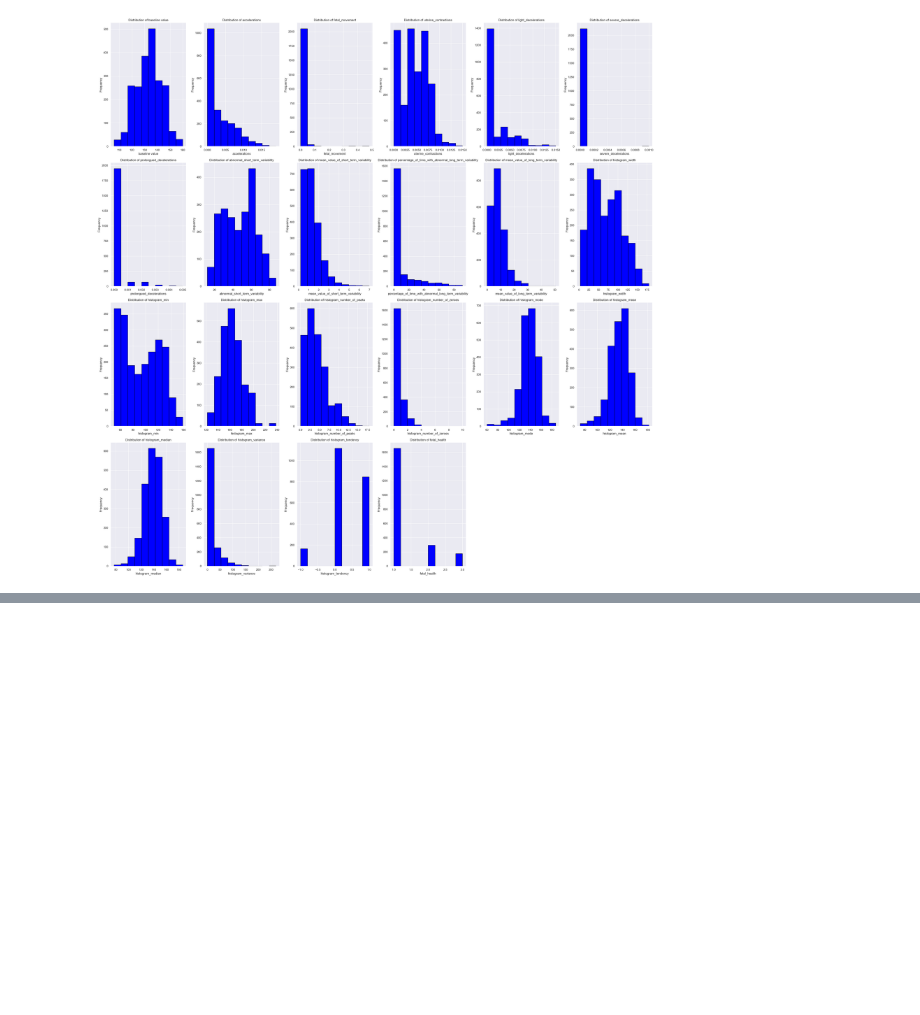
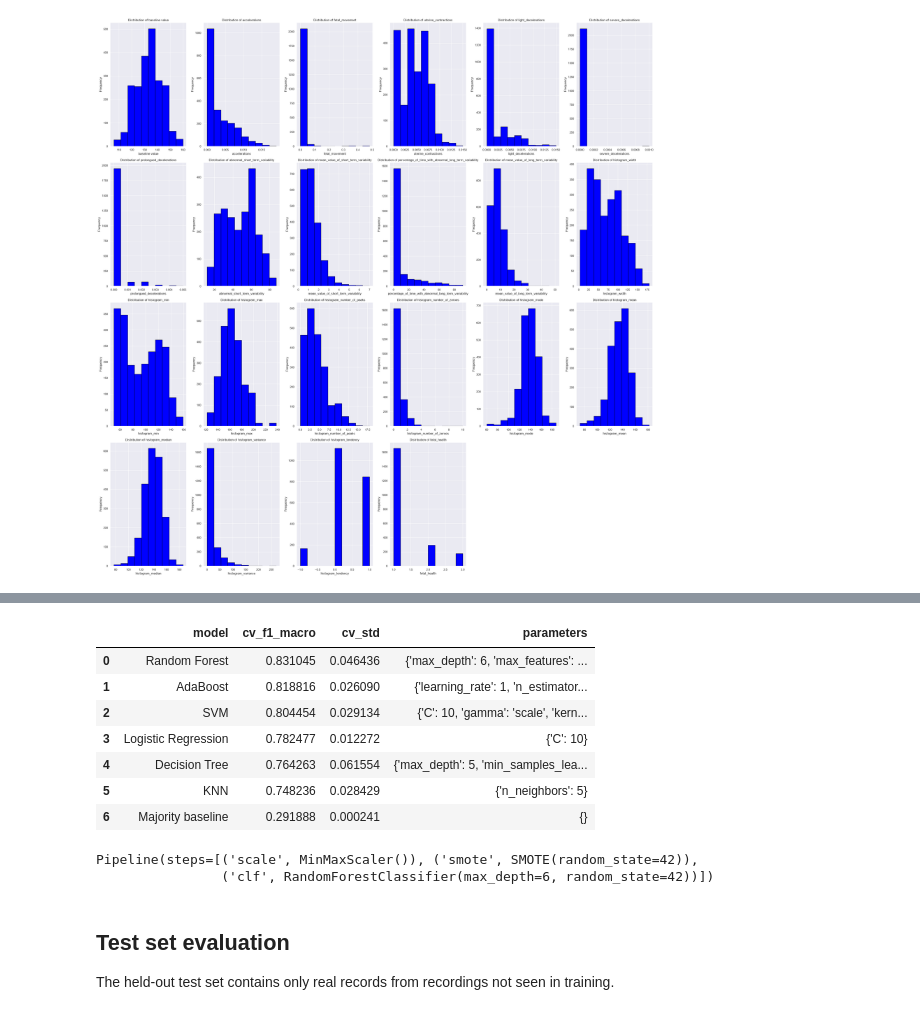
Before and after one commit to AnikaSharma17/Fetal-Health-Prediction, a Jupyter notebook: fetal_health_prediction.ipynb, the cells around one changed output, grey strips where cells are left out. Saved outputs shown, nothing was run; the diff lists cells and outputs as text; code cells hidden in the pictures; blank space fills up the shorter version.

```diff
--- a/fetal_health_prediction.ipynb
+++ b/fetal_health_prediction.ipynb
@@ -179,7 +206,0 @@ X_train, X_test, y_train, y_test = train_test_split(X_resampled, y_resampled, te
-# %%
-from sklearn.preprocessing import MinMaxScaler
-scaler = MinMaxScaler()
-X_train = scaler.fit_transform(X_train)
-X_train=pd.DataFrame(X_train,columns=X.columns)
-
-X_train
@@ -258,15 +206,0 @@ pd.DataFrame(grid_search.cv_results_)
-# %%
-from sklearn.feature_selection import RFE
-from sklearn.linear_model import LogisticRegression
-
-
-model = LogisticRegression(max_iter=1000)
-
-
-rfe = RFE(model, n_features_to_select=8)
-
-# Fit the RFE model to the data
-rfe.fit(X_train, y_train)
-
-# Print the selected features
-print("Selected features:", X.columns[rfe.support_])
@@ -376,12 +206,0 @@ model_params={
-# %%
-scores=[]
-kfold = StratifiedKFold(n_splits=5)
-
-for model_name,mp in model_params.items():
-    clf=GridSearchCV(mp['model'],mp['params'],cv=kfold,n_jobs=4)
-    clf.fit(X_train,y_train)
-    scores.append({
-        'model':model_name,
-        'best_mean_score':clf.best_score_,
-        "parameters":clf.best_params_
-    })
@@ -442,0 +214,25 @@ Accuracy: 0.9667673716012085 Precision: 0.9684084352283561 Recall: 0.96676737160
+# %%
+from fetal_health.train import search_models
+
+results, best_estimators = search_models(X_train, y_train, groups_train)
+results
+# %% [output]
+|  | model | cv_f1_macro | cv_std | parameters |
+| 0 | Random Forest | 0.831045 | 0.046436 | {'max_depth': 6, 'max_features': ... |
+| 1 | AdaBoost | 0.818816 | 0.026090 | {'learning_rate': 1, 'n_estimator... |
+| 2 | SVM | 0.804454 | 0.029134 | {'C': 10, 'gamma': 'scale', 'kern... |
+| 3 | Logistic Regression | 0.782477 | 0.012272 | {'C': 10} |
+| 4 | Decision Tree | 0.764263 | 0.061554 | {'max_depth': 5, 'min_samples_lea... |
+| 5 | KNN | 0.748236 | 0.028429 | {'n_neighbors': 5} |
+| 6 | Majority baseline | 0.291888 | 0.000241 | {} |
+# %%
+best_model_name = results["model"].iloc[0]
+clf = best_estimators[best_model_name]  # already refit on the full training set
+clf
+# %% [output]
+Pipeline(steps=[('scale', MinMaxScaler()), ('smote', SMOTE(random_state=42)),
+                ('clf', RandomForestClassifier(max_depth=6, random_state=42))])
+# %% [markdown]
+## Test set evaluation
+
+The held-out test set contains only real records from recordings not seen in training.
```
Also changed, not shown: parts of 33 cells of this notebook, 13 other files.
